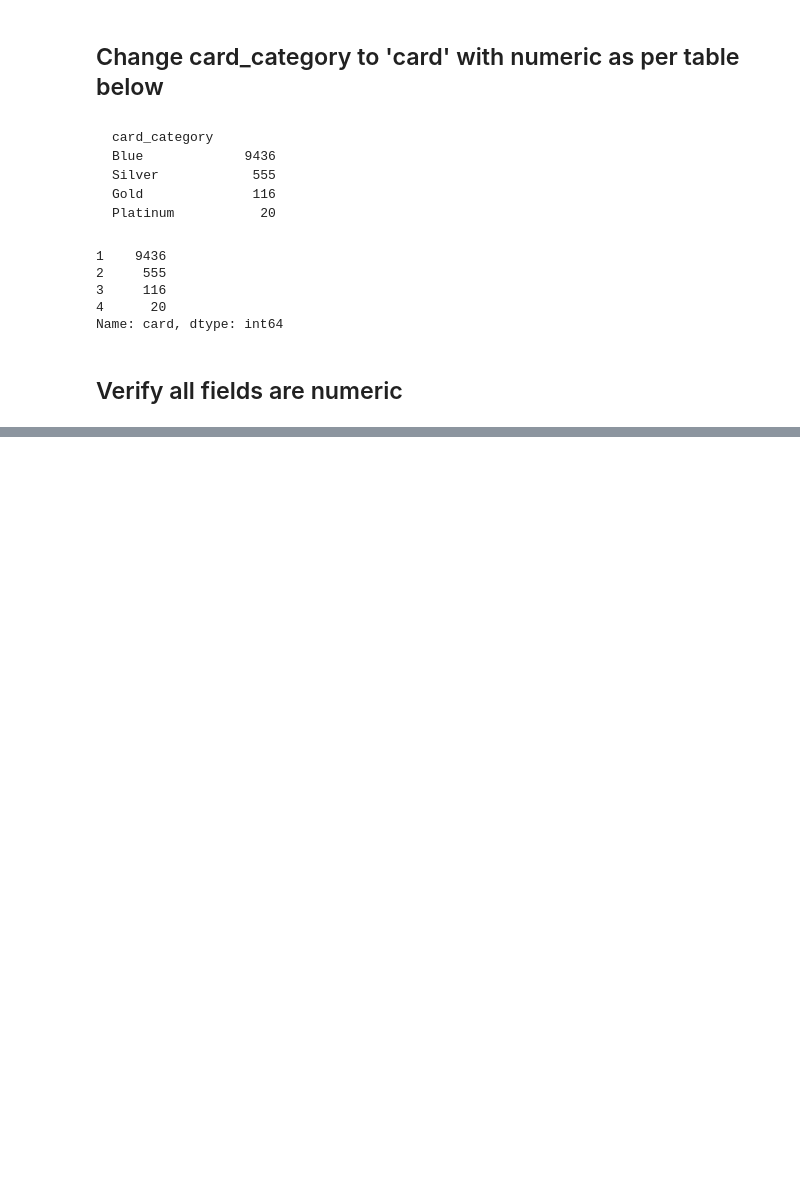
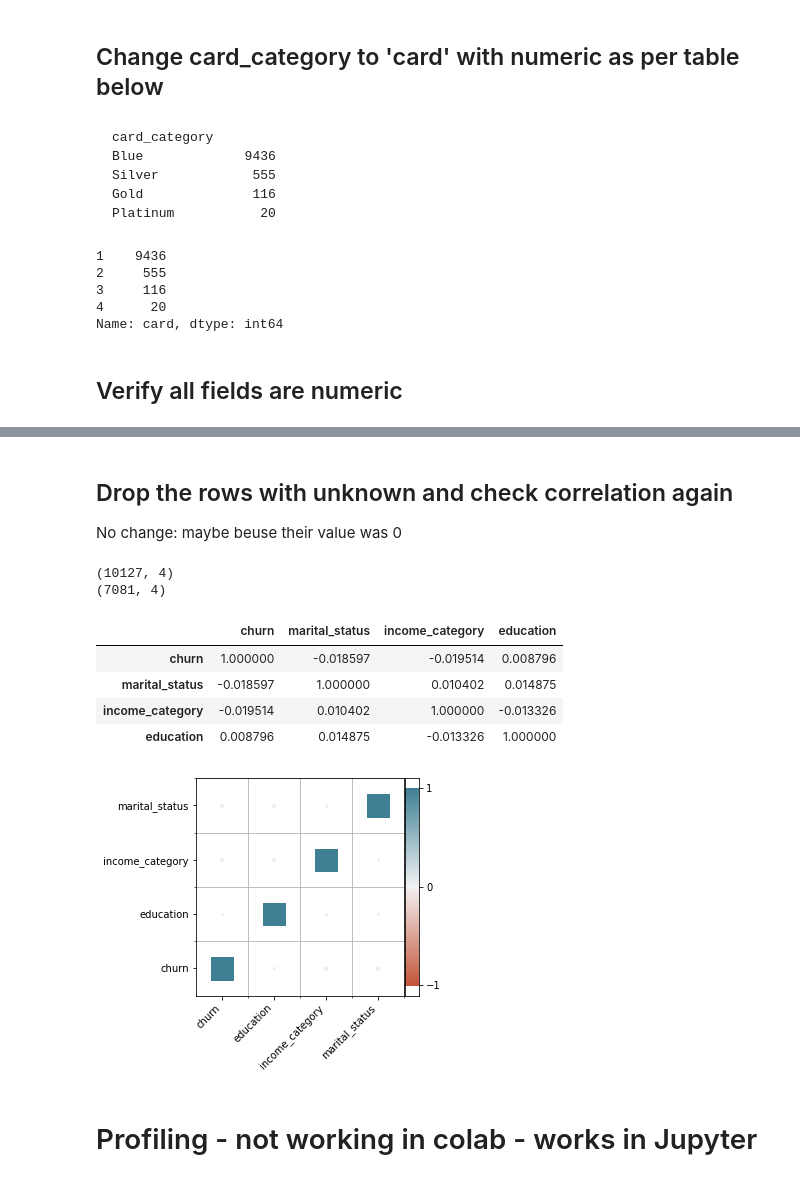
Before and after one commit to drbarak/Project2_EDA, a Jupyter notebook: Project2_EDA.ipynb, the cells around one changed output, grey strips where cells are left out. Saved outputs shown, nothing was run; the diff lists cells and outputs as text; code cells hidden in the pictures; blank space fills up the shorter version.

```diff
--- a/Project2_EDA.ipynb
+++ b/Project2_EDA.ipynb
@@ -324,0 +480,24 @@ sns.countplot('exists',hue='education',data=df)
+# %% [markdown]
+## Drop the rows with unknown and check correlation again
+
+No change: maybe beuse their value was 0
+# %%
+df_temp = df_partial.copy()
+p(df_temp.shape)
+#p(df_temp.education.value_counts())
+df_temp = df_temp[df_temp.education > 0]
+df_temp = df_temp[df_temp.marital_status > 0]
+df_temp = df_temp[df_temp.income_category > 0]
+p(df_temp.shape)
+display_corr(df_partial)
+# %% [output]
+(10127, 4)
+(7081, 4)
+|  | churn | marital_status | income_category | education |
+| churn | 1.000000 | -0.018597 | -0.019514 | 0.008796 |
+| marital_status | -0.018597 | 1.000000 | 0.010402 | 0.014875 |
+| income_category | -0.019514 | 0.010402 | 1.000000 | -0.013326 |
+| education | 0.008796 | 0.014875 | -0.013326 | 1.000000 |
+[figure, added]
+# %% [markdown]
+# Profiling - not working in colab - works in Jupyter
```
Also changed, not shown: parts of 73 cells of this notebook.
